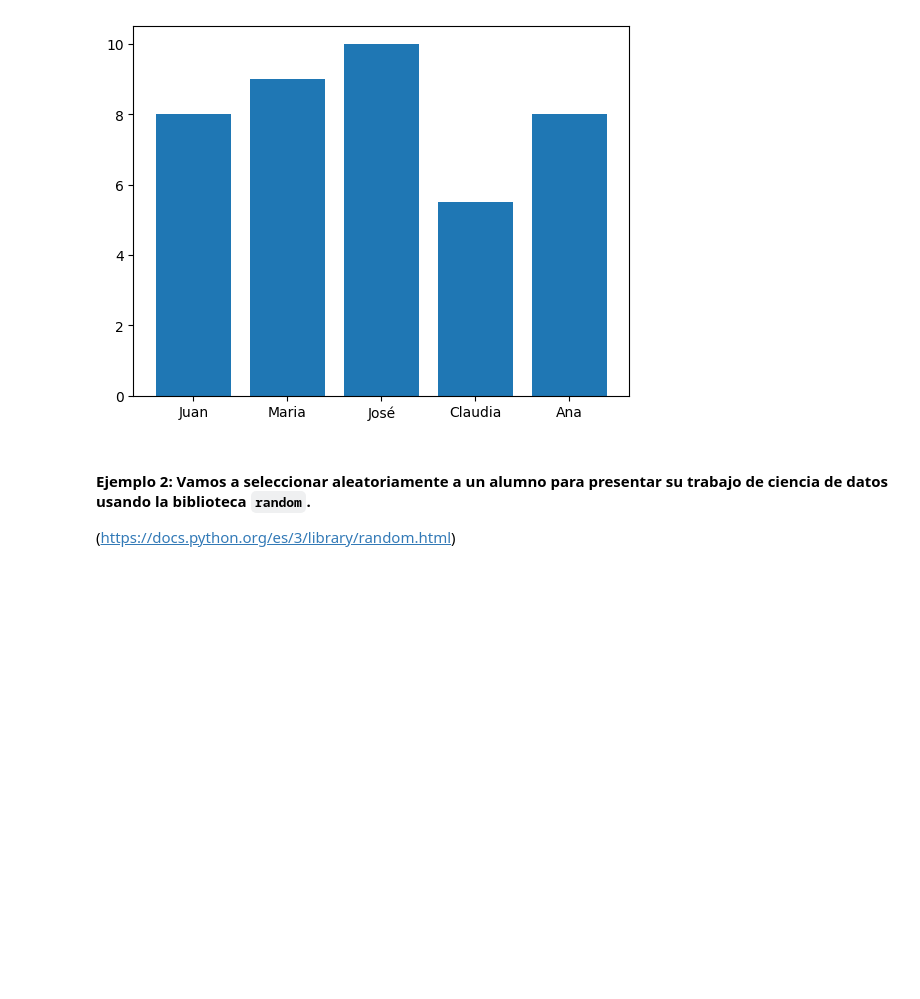
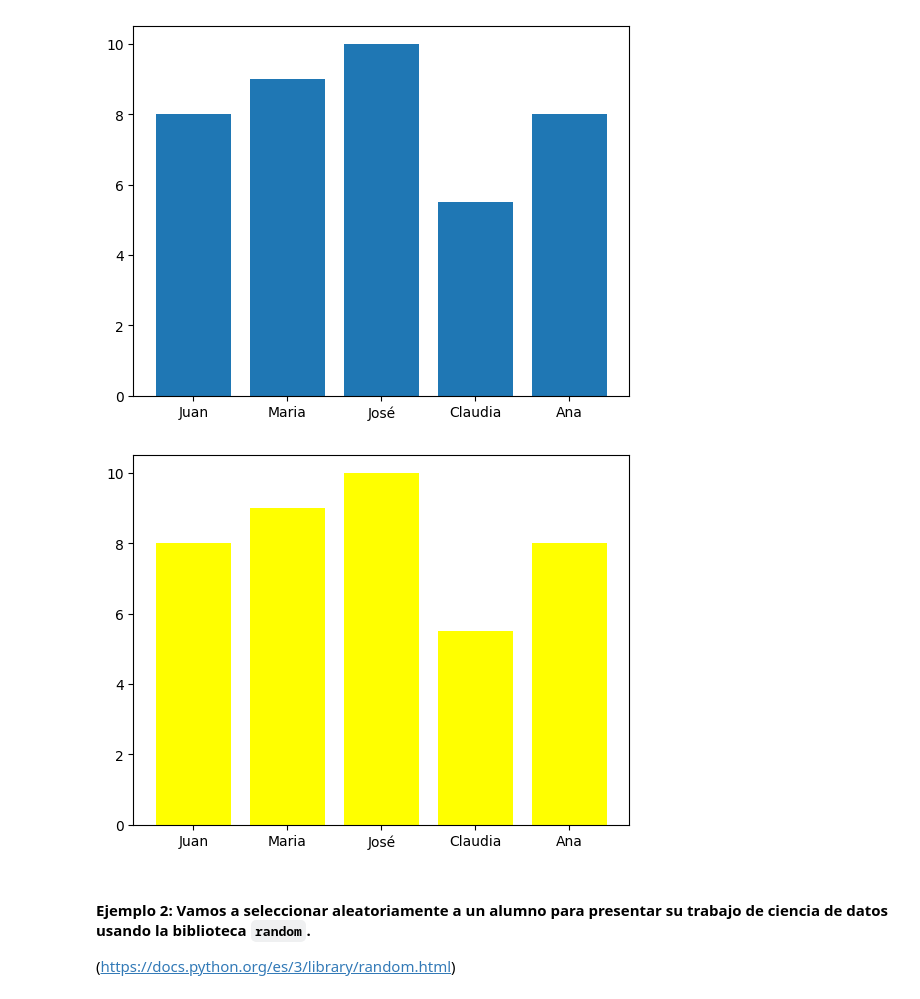
Before and after one commit to diego2003-her14/amigo-secreto, a Jupyter notebook: Python_para_Data_Science.ipynb, the cells around one changed output. Saved outputs shown, nothing was run; the diff lists cells and outputs as text; code cells hidden in the pictures; blank space fills up the shorter version.

```diff
--- a/Python_para_Data_Science.ipynb
+++ b/Python_para_Data_Science.ipynb
@@ -104,6 +110,11 @@ plt.bar(x=estudiante, height=notas)
 plt.show()
 # %% [output]
 [figure]
+# %%
+plt.bar(x=estudiante, height=notas, color='yellow')
+plt.show()
+# %% [output]
+[figure, added]
 # %% [markdown]
 #### Ejemplo 2: Vamos a seleccionar aleatoriamente a un alumno para presentar su trabajo de ciencia de datos usando la biblioteca `random`.
 
```
Also changed, not shown: parts of 36 cells of this notebook.
